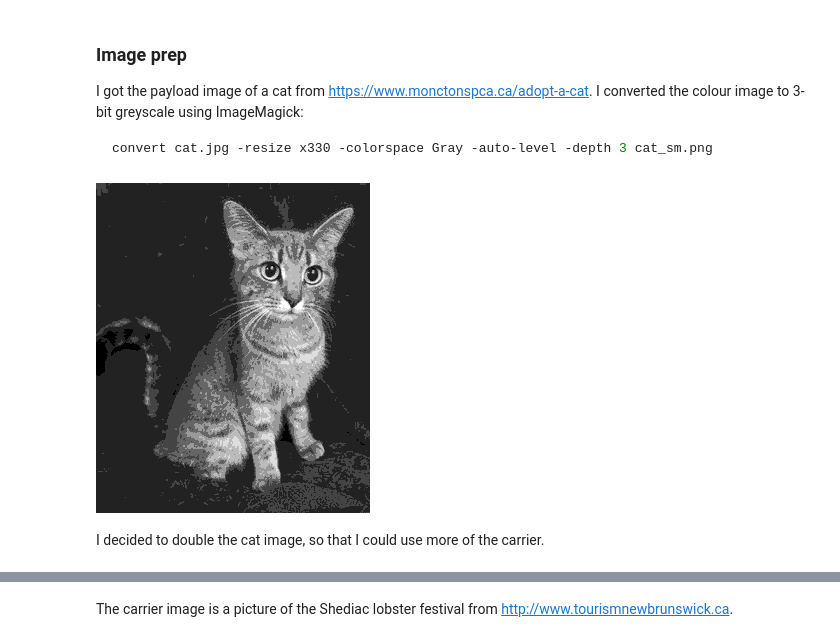
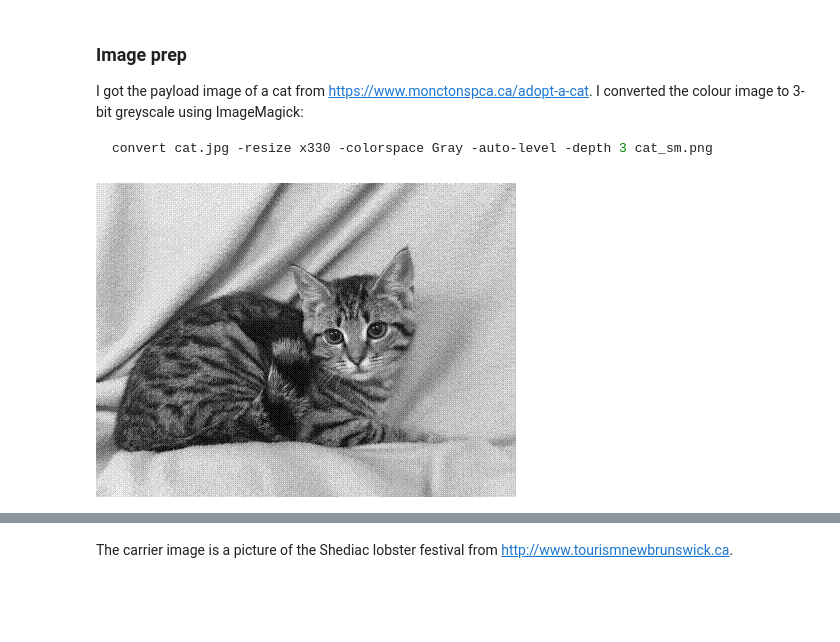
Before and after one commit to cwf2/clas-3801, a Jupyter notebook: Week 08 - Working with Colour/prep/Prep - Three-bit stego.ipynb, the cells around one changed output, grey strips where cells are left out. Saved outputs shown, nothing was run; the diff lists cells and outputs as text; code cells hidden in the pictures; blank space fills up the shorter version.

```diff
--- a/Week 08 - Working with Colour/prep/Prep - Three-bit stego.ipynb
+++ b/Week 08 - Working with Colour/prep/Prep - Three-bit stego.ipynb
@@ -15,10 +15,8 @@ convert cat.jpg -resize x330 -colorspace Gray -auto-level -depth 3 cat_sm.png
 # %%
 from PIL import Image
 from IPython.display import display
 
-payload = Image.open('cat_sm.png')
+payload = Image.open('cat.png')
 display(payload)
 # %% [output]
-[figure, old version]
+[figure, new version]
-# %% [markdown]
-I decided to double the cat image, so that I could use more of the carrier.
```
Also changed, not shown: parts of 7 cells of this notebook, 10 other files.
